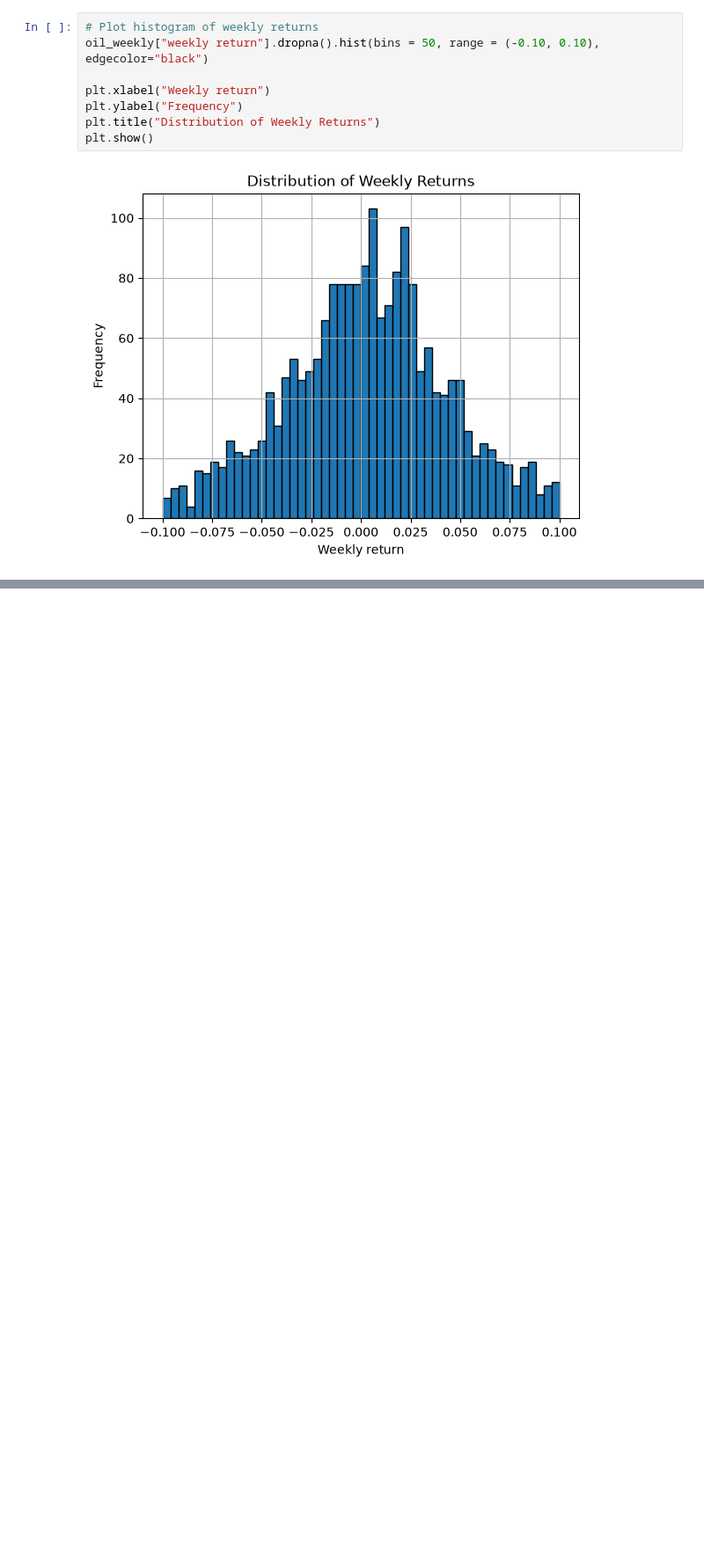
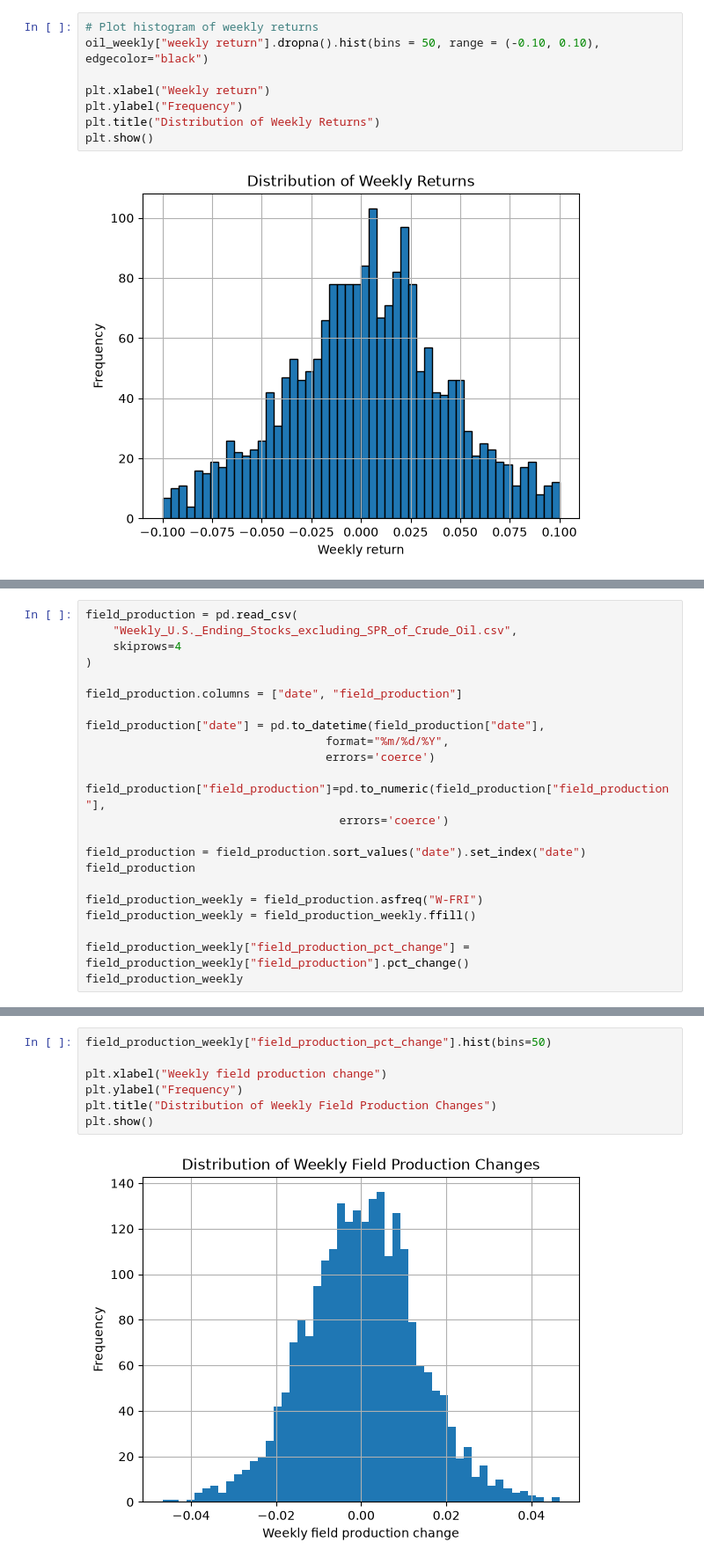
Before and after one commit to DylanSChen/Oil-Market-Explorer, a Jupyter notebook: Data/data_build_1.ipynb, the cells around one changed output, grey strips where cells are left out. Shown at 88% size. Cells and saved outputs as stored; diff of their text form; blank space fills up the shorter version.

```diff
--- a/Data/data_build_1.ipynb
+++ b/Data/data_build_1.ipynb
@@ -93,0 +147,23 @@ plt.show()
+# %%
+field_production = pd.read_csv(
+    "Weekly_U.S._Ending_Stocks_excluding_SPR_of_Crude_Oil.csv",
+    skiprows=4
+)
+
+field_production.columns = ["date", "field_production"]
+
+field_production["date"] = pd.to_datetime(field_production["date"],
+                                   format="%m/%d/%Y",
+                                   errors='coerce')
+
+field_production["field_production"]=pd.to_numeric(field_production["field_production"],
+                                     errors='coerce')
+
+field_production = field_production.sort_values("date").set_index("date")
+field_production
+
+field_production_weekly = field_production.asfreq("W-FRI")
+field_production_weekly = field_production_weekly.ffill()
+
+field_production_weekly["field_production_pct_change"] = field_production_weekly["field_production"].pct_change()
+field_production_weekly
@@ -93,0 +185,9 @@ plt.show()
+# %%
+field_production_weekly["field_production_pct_change"].hist(bins=50)
+
+plt.xlabel("Weekly field production change")
+plt.ylabel("Frequency")
+plt.title("Distribution of Weekly Field Production Changes")
+plt.show()
+# %% [output]
+[figure, added]
```
Also changed, not shown: parts of 18 cells of this notebook, 1 other file.
